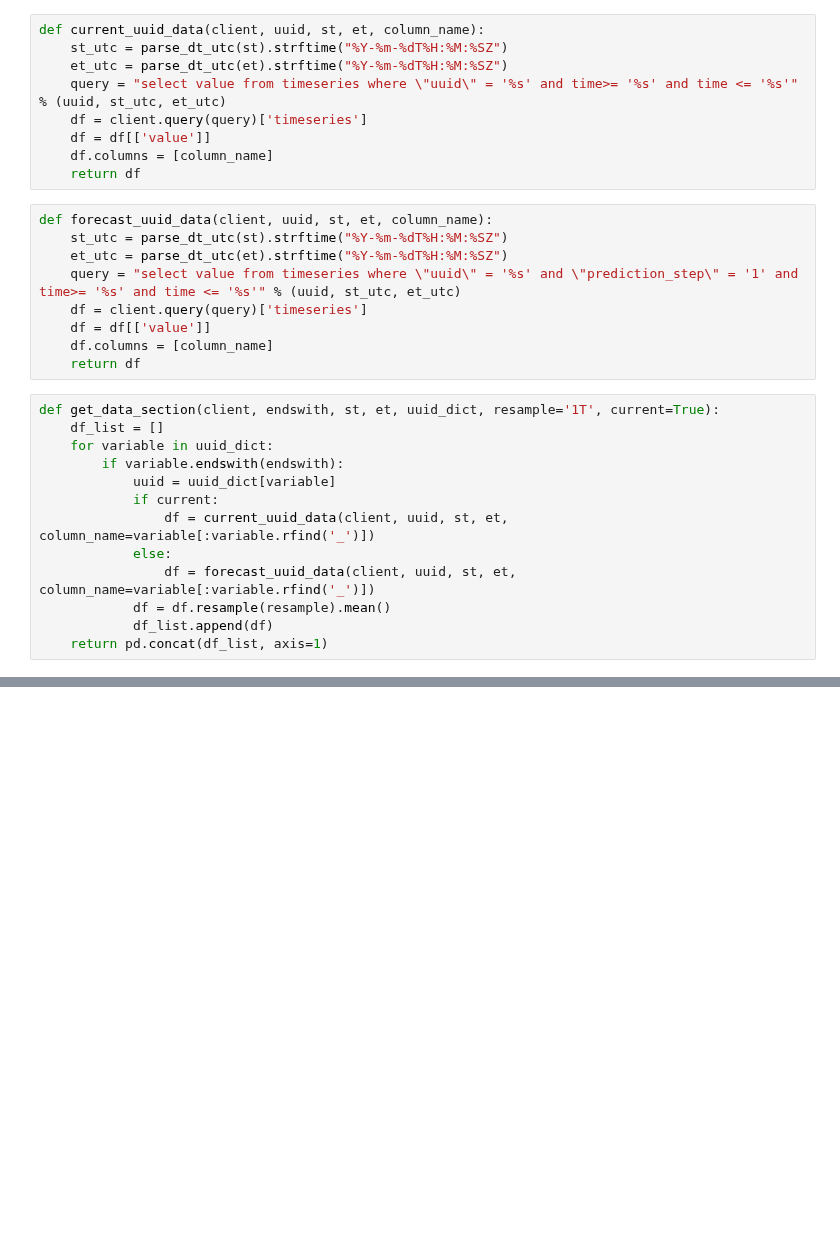
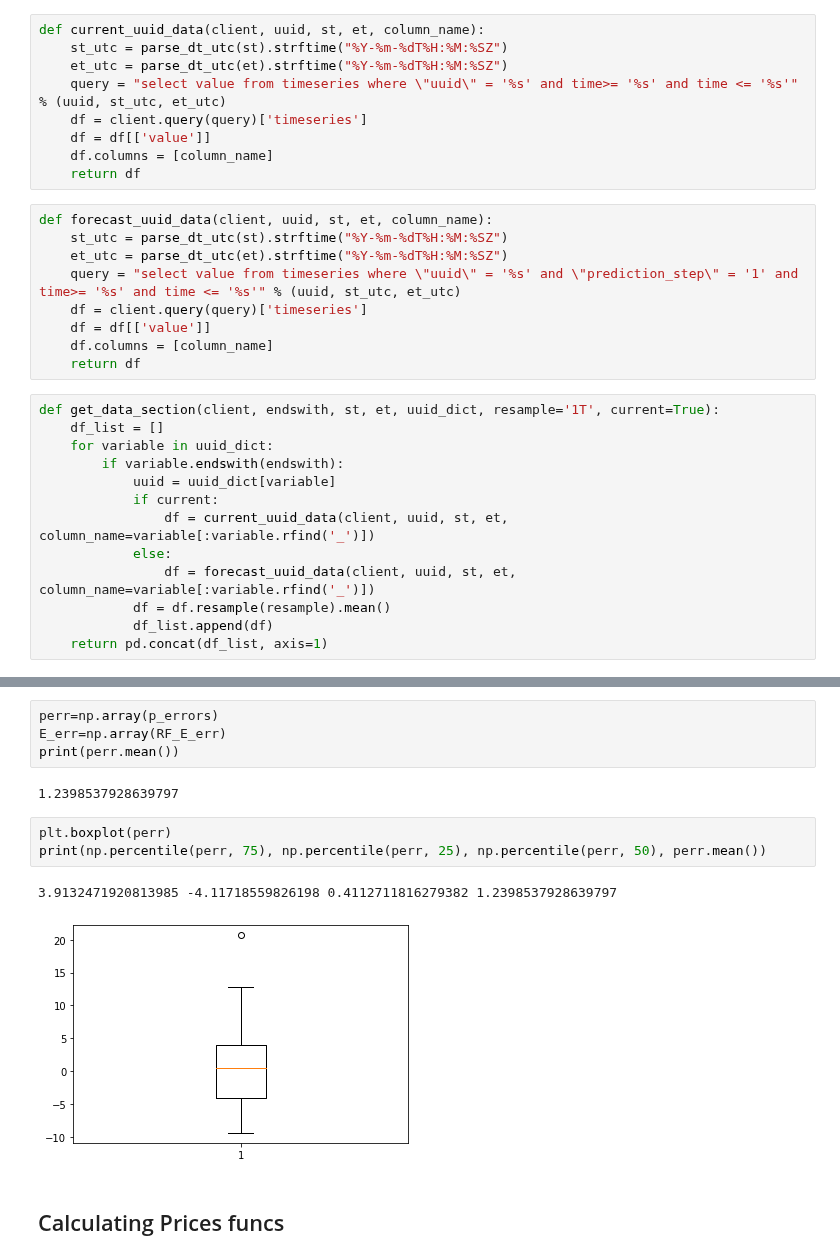
Before and after one commit to LBNL-ETA/SolarPlus-Optimizer, a Jupyter notebook: data_analysis/get_baseline.ipynb, the cells around one changed output, grey strips where cells are left out. Saved outputs shown, nothing was run; the diff lists cells and outputs as text; blank space fills up the shorter version.

```diff
--- a/data_analysis/get_baseline.ipynb
+++ b/data_analysis/get_baseline.ipynb
@@ -344,0 +465,14 @@ Freq: 30T, dtype: float64
+# %%
+perr=np.array(p_errors)
+E_err=np.array(RF_E_err)
+print(perr.mean())
+# %% [output]
+1.2398537928639797
+# %%
+plt.boxplot(perr)
+print(np.percentile(perr, 75), np.percentile(perr, 25), np.percentile(perr, 50), perr.mean())
+# %% [output]
+3.9132471920813985 -4.11718559826198 0.4112711816279382 1.2398537928639797
+[figure, added]
+# %% [markdown]
+## Calculating Prices funcs
```
Also changed, not shown: parts of 130 cells of this notebook.
